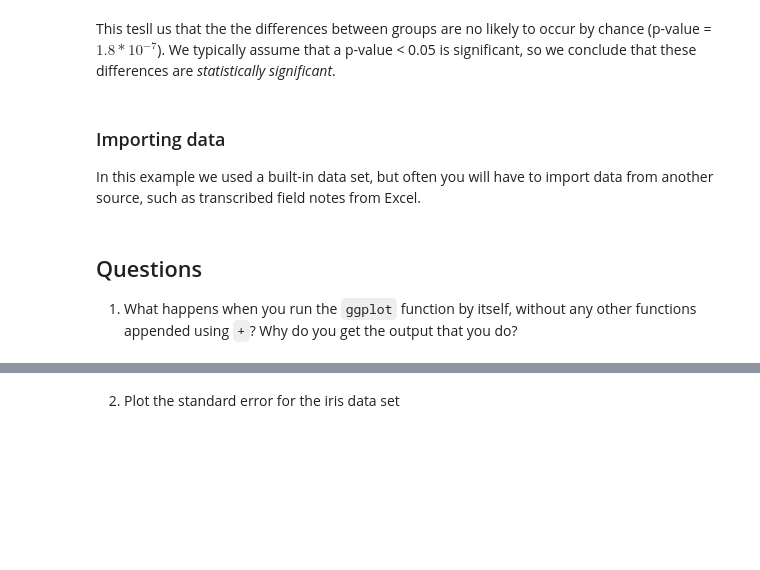
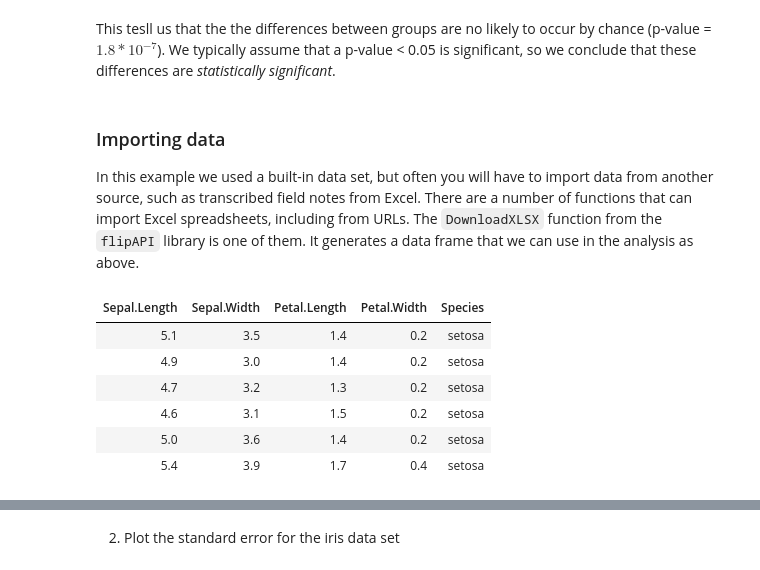
Before and after one commit to mikheyev/ecology-prac2, a Jupyter notebook: intro to visualization and analysis.ipynb, the cells around one changed output, grey strips where cells are left out. Drawn from its saved outputs; the diff is of its cells as text; code cells hidden in the pictures; blank space fills up the shorter version.

Commit message:
added excel import

```diff
--- a/intro to visualization and analysis.ipynb
+++ b/intro to visualization and analysis.ipynb
@@ -182,7 +182,17 @@ mean in group versicolor  mean in group virginica
 This tesll us that the the differences between groups are no likely to occur by chance (p-value = $1.8*10^{-7}$). We typically assume that a p-value < 0.05 is significant, so we conclude that these differences are _statistically significant_.
 # %% [markdown]
 ### Importing data
-In this example we used a built-in data set, but often you will have to import data from another source, such as transcribed field notes from Excel.
+In this example we used a built-in data set, but often you will have to import data from another source, such as transcribed field notes from Excel. There are a number of functions that can import Excel spreadsheets, including from URLs. The `DownloadXLSX` function from the `flipAPI` library is one of them. It generates a data frame that we can use in the analysis as above.
-# %% [markdown]
-## Questions
-1. What happens when you run the `ggplot` function by itself, without any other functions appended using `+`? Why do you get the output that you do?
+# %%
+library(flipAPI)
+irisURL <- "https://github.com/mikheyev/ecology-pracs/blob/master/data/iris.xlsx?raw=true"
+iris2 <- DownloadXLSX(irisURL)
+head(iris2)
+# %% [output]
+| Sepal.Length | Sepal.Width | Petal.Length | Petal.Width | Species |
+| 5.1 | 3.5 | 1.4 | 0.2 | setosa |
+| 4.9 | 3.0 | 1.4 | 0.2 | setosa |
+| 4.7 | 3.2 | 1.3 | 0.2 | setosa |
+| 4.6 | 3.1 | 1.5 | 0.2 | setosa |
+| 5.0 | 3.6 | 1.4 | 0.2 | setosa |
+| 5.4 | 3.9 | 1.7 | 0.4 | setosa |
```
Also changed, not shown: parts of 3 cells of this notebook, 1 other file.
